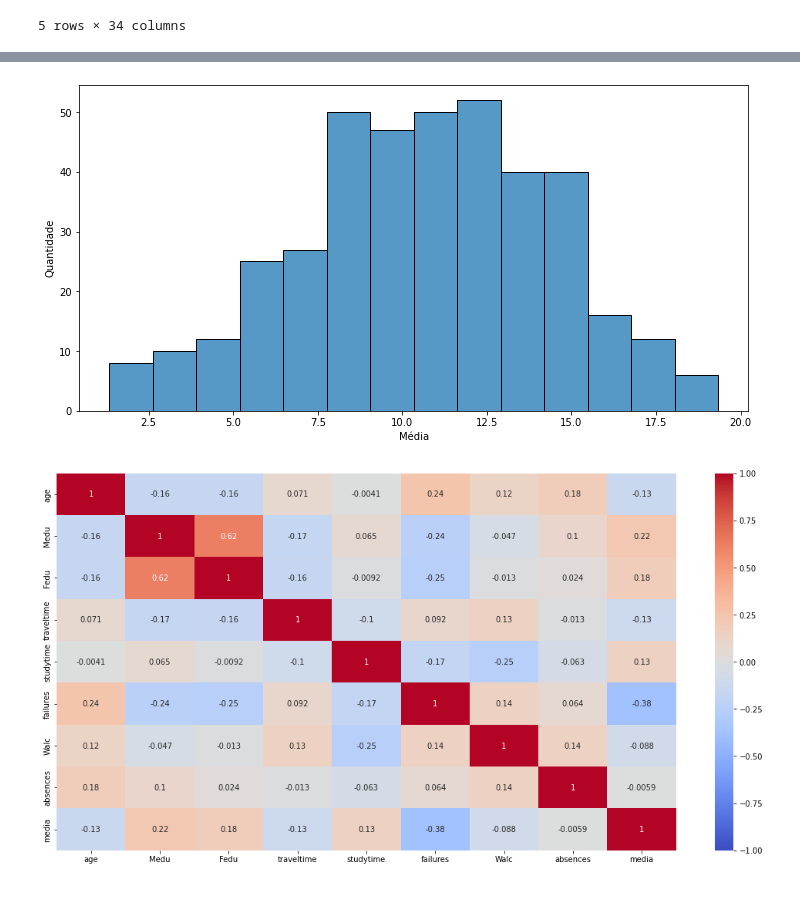
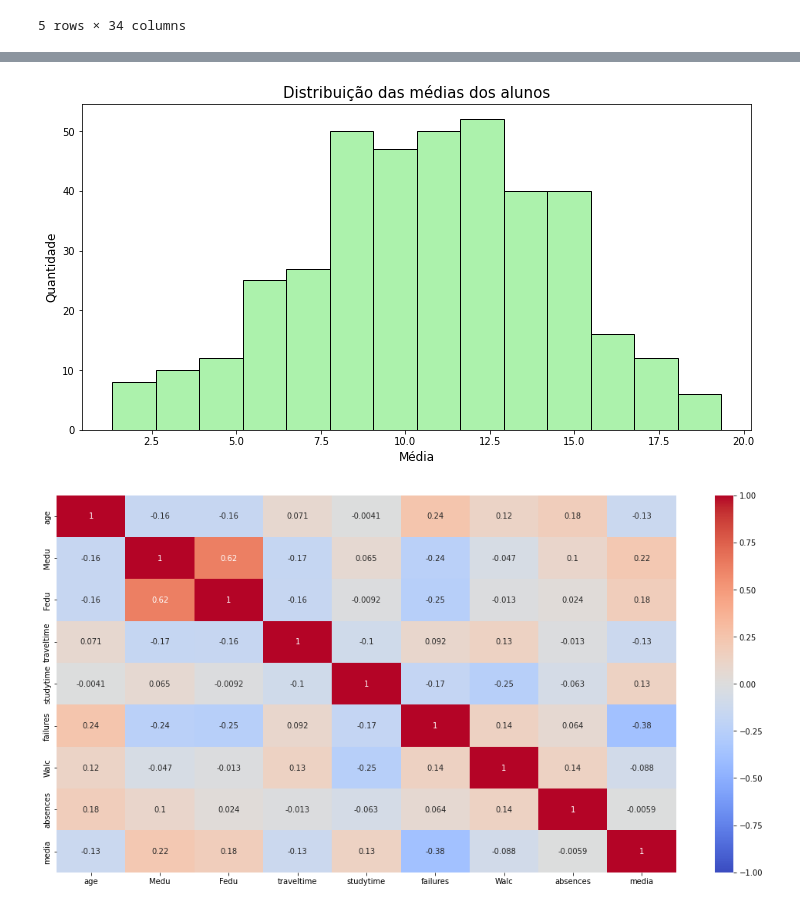
Before and after one commit to joaovdferraz/Projeto3_ADA, a Jupyter notebook: proj 4.ipynb, the cells around one changed output, grey strips where cells are left out. Drawn from its saved outputs; the diff is of its cells as text; code cells hidden in the pictures.

```diff
--- a/proj 4.ipynb
+++ b/proj 4.ipynb
@@ -93,10 +138,11 @@ sns.histplot(data=df_edu,x='G3',ax=ax[2]);
 # %%
 plt.figure(figsize=(12, 6))
-sns.histplot(data=df_edu,x='media')
-plt.ylabel('Quantidade');
-plt.xlabel('Média');
+sns.histplot(data=df_edu,x='media',color='lightgreen')
+plt.title('Distribuição das médias dos alunos',fontsize=15)
+plt.ylabel('Quantidade',fontsize=12)
+plt.xlabel('Média',fontsize=12);
 # %% [output]
-[figure, old version]
+[figure, new version]
 # %%
 plt.figure(figsize=(18, 9))
 sns.heatmap(df_edu.loc[:,['age','Medu','Fedu','traveltime','studytime','failures','Walc','absences','media']].corr(), cmap='coolwarm',vmin=-1,annot=True);
```
Also changed, not shown: parts of 21 cells of this notebook.
